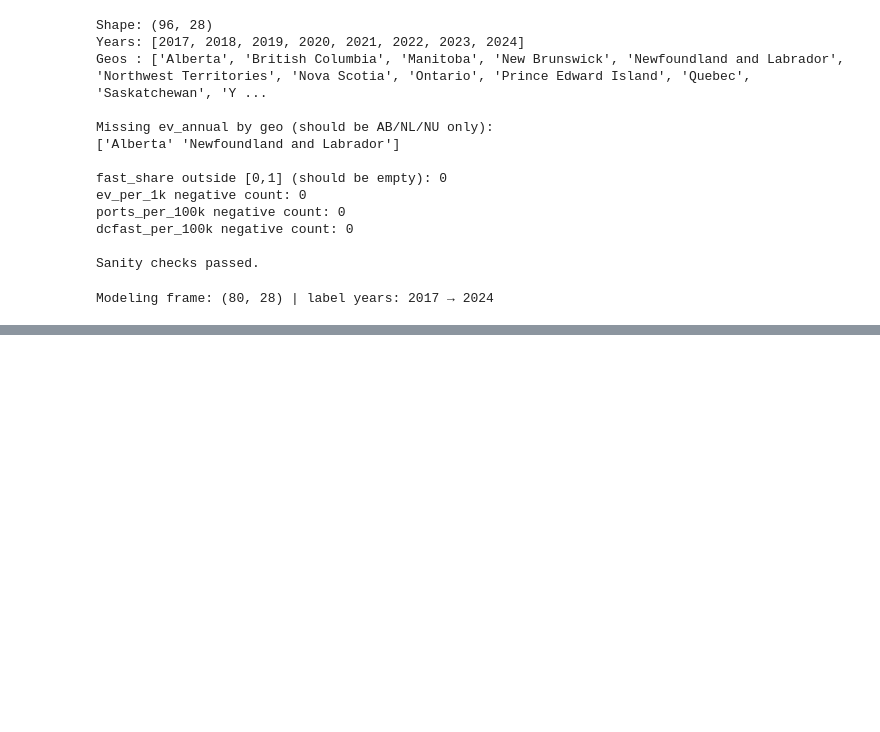
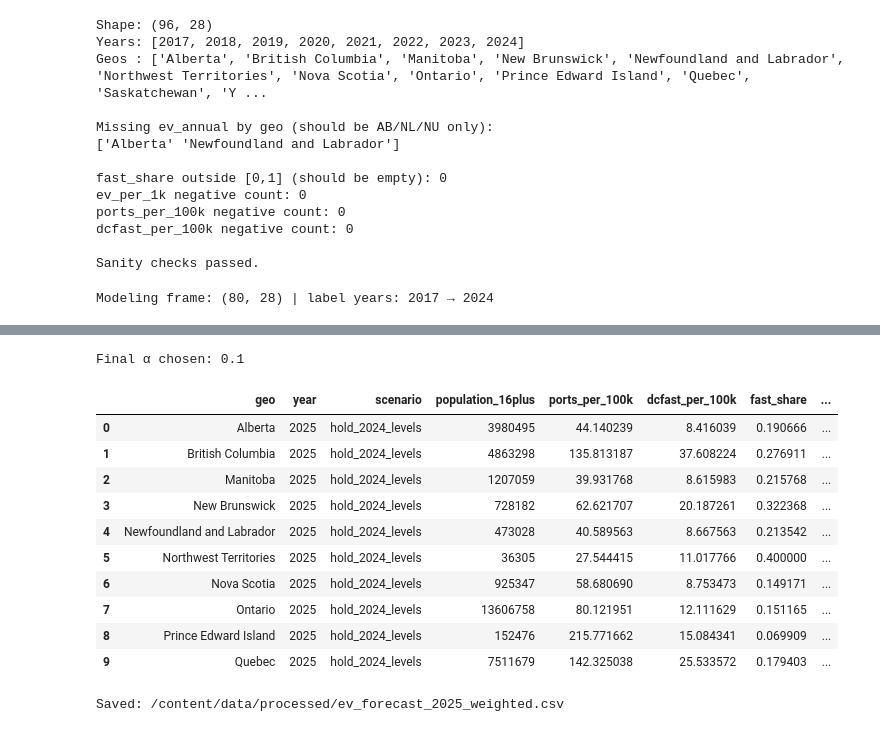
Before and after one commit to sarvenaz-vsl/Electrical-Vehicle-Adoption-Canada, a Jupyter notebook: Electrical_Vehicle_Adoption_Canada.ipynb, the cells around one changed output, grey strips where cells are left out. Drawn from its saved outputs; the diff is of its cells as text; code cells hidden in the pictures; blank space fills up the shorter version.

Commit message:
Applied prediction

```diff
--- a/Electrical_Vehicle_Adoption_Canada.ipynb
+++ b/Electrical_Vehicle_Adoption_Canada.ipynb
@@ -2154,0 +2466,75 @@ Modeling frame: (80, 28) | label years: 2017 → 2024
+# %%
+train_all = feat[feat["ev_per_1k"].notna()].copy()
+X_all = train_all[num_cols + cat_cols].copy()
+y_all = np.log1p(train_all["ev_per_1k"].values)
+w_all = (train_all["population_16plus"] / 1_000_000).fillna(1.0).values
+
+pre = ColumnTransformer([
+    ("num", SimpleImputer(strategy="constant", fill_value=0.0), num_cols),
+    ("geo", OneHotEncoder(handle_unknown="ignore"), cat_cols),
+])
+
+final = Pipeline([
+    ("prep", pre),
+    ("reg", RidgeCV(alphas=[0.1, 1.0, 10.0, 100.0], cv=5)),
+])
+
+final.fit(X_all, y_all, reg__sample_weight=w_all)
+print("Final α chosen:", final.named_steps["reg"].alpha_)
+
+# build 2025 rows from 2024 + scenarios
+base_2024 = (
+    feat.loc[feat["year"]==2024, ["geo","population_16plus","ports_per_100k","dcfast_per_100k","fast_share","ev_per_1k"]]
+        .rename(columns={"ev_per_1k":"ev_per_1k_2024"})
+        .copy()
+)
+base_2024["year"] = 2025
+base_2024["t"] = 2025 - feat["year"].min()
+base_2024["ev_per_1k_lag1"] = base_2024["ev_per_1k_2024"].fillna(0.0)
+
+def make_scenario(df, name, mult_ports=1.0, add_fast_pp=0.0):
+    sc = df.copy()
+    sc["scenario"] = name
+    sc["ports_per_100k"]  = sc["ports_per_100k"]  * mult_ports
+    sc["dcfast_per_100k"] = sc["dcfast_per_100k"] * mult_ports
+    sc["fast_share"]      = (sc["fast_share"] + add_fast_pp).clip(0,1)
+    # deltas vs 2024 (what the model learned on)
+    sc["d_ports_per_100k"]  = sc["ports_per_100k"]  - df["ports_per_100k"].values
+    sc["d_dcfast_per_100k"] = sc["dcfast_per_100k"] - df["dcfast_per_100k"].values
+    sc["d_fast_share"]      = sc["fast_share"]      - df["fast_share"].values
+    return sc
+
+sc_hold   = make_scenario(base_2024, "hold_2024_levels", mult_ports=1.00, add_fast_pp=0.00)
+sc_growth = make_scenario(base_2024, "growth_+20%_ports_+2pp_fast", mult_ports=1.20, add_fast_pp=0.02)
+
+sc_2025 = pd.concat([sc_hold, sc_growth], ignore_index=True)
+
+# predict per-1k and convert to counts
+X_2025 = sc_2025[num_cols + ["geo"]].copy()
+yhat_2025_per1k = np.expm1(final.predict(X_2025)).clip(min=0)
+yhat_2025_counts = yhat_2025_per1k * (sc_2025["population_16plus"] / 1000.0)
+
+out_2025 = sc_2025.loc[:, ["geo","year","scenario","population_16plus","ports_per_100k","dcfast_per_100k","fast_share"]].copy()
+out_2025["ev_per_1k_pred_2025"] = yhat_2025_per1k.round(2)
+out_2025["ev_pred_2025"]        = yhat_2025_counts.round(0)
+
+display(out_2025.head(10))
+
+# output file
+path_out = OUT_DIR / "ev_forecast_2025_weighted.csv"
+out_2025.to_csv(path_out, index=False)
+print("Saved:", path_out)
+# %% [output]
+Final α chosen: 0.1
+|  | geo | year | scenario | population_16plus | ports_per_100k | dcfast_per_100k | fast_share | ... |
+| 0 | Alberta | 2025 | hold_2024_levels | 3980495 | 44.140239 | 8.416039 | 0.190666 | ... |
+| 1 | British Columbia | 2025 | hold_2024_levels | 4863298 | 135.813187 | 37.608224 | 0.276911 | ... |
+| 2 | Manitoba | 2025 | hold_2024_levels | 1207059 | 39.931768 | 8.615983 | 0.215768 | ... |
+| 3 | New Brunswick | 2025 | hold_2024_levels | 728182 | 62.621707 | 20.187261 | 0.322368 | ... |
+| 4 | Newfoundland and Labrador | 2025 | hold_2024_levels | 473028 | 40.589563 | 8.667563 | 0.213542 | ... |
+| 5 | Northwest Territories | 2025 | hold_2024_levels | 36305 | 27.544415 | 11.017766 | 0.400000 | ... |
+| 6 | Nova Scotia | 2025 | hold_2024_levels | 925347 | 58.680690 | 8.753473 | 0.149171 | ... |
+| 7 | Ontario | 2025 | hold_2024_levels | 13606758 | 80.121951 | 12.111629 | 0.151165 | ... |
+| 8 | Prince Edward Island | 2025 | hold_2024_levels | 152476 | 215.771662 | 15.084341 | 0.069909 | ... |
+| 9 | Quebec | 2025 | hold_2024_levels | 7511679 | 142.325038 | 25.533572 | 0.179403 | ... |
+Saved: /content/data/processed/ev_forecast_2025_weighted.csv
```
Also changed, not shown: parts of 15 cells of this notebook.
